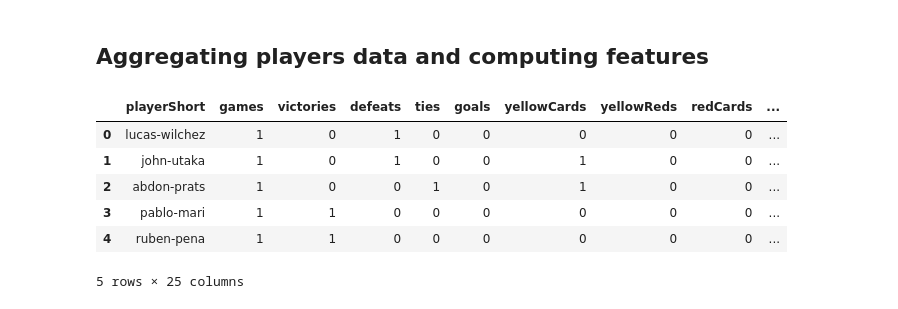
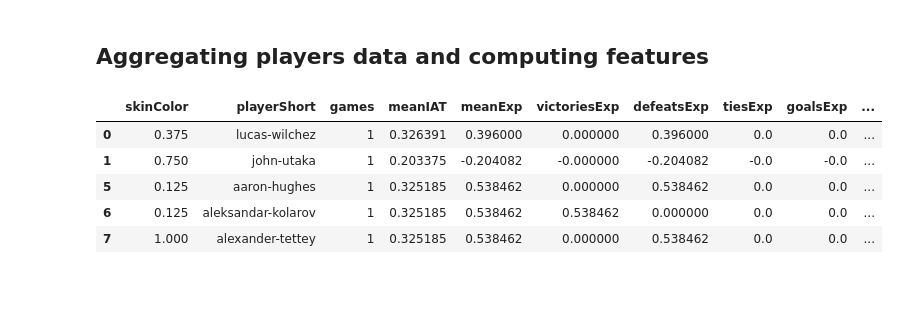
Before and after one commit to lfaucon/ada-homeworks, a Jupyter notebook: Homework_4/Homework4_Question2.ipynb, the cells around one changed output. Saved outputs shown, nothing was run; the diff lists cells and outputs as text; code cells hidden in the pictures.

```diff
--- a/Homework_4/Homework4_Question2.ipynb
+++ b/Homework_4/Homework4_Question2.ipynb
@@ -18,6 +20,8 @@ import matplotlib.pyplot as plt
 import seaborn as sns
 # %%
 df = pd.read_csv('CrowdstormingDataJuly1st.csv')
+df['skinColor'] = (df.rater1 + df.rater2) /2
+df = df[df.skinColor.notnull()]
 df_referee = df[['playerShort','refNum','refCountry','Alpha_3','meanIAT','nIAT','seIAT','meanExp','nExp','seExp']]
 df_referee.head()
 # %% [output]
@@ -70,25 +48,24 @@ fig.canvas.draw()
 ## Aggregating players data and computing features
 # %%
 def weighted(df):
-    #df['meanIAT'] = (df['meanIAT'] - meanMeanIAT) / stdMeanIAT
-    #df['meanExp'] = (df['meanExp'] - meanMeanExp) / stdMeanExp
     for column in ['victories','defeats','ties','goals','yellowCards','yellowReds','redCards']:
-        df[column+'IAT'] = df[column] * df['meanIAT']
+        #df[column+'IAT'] = df[column] * df['meanIAT']
         df[column+'Exp'] = df[column] * df['meanExp']
+    for column in ['victories','defeats','ties','goals','yellowCards','yellowReds','redCards']:
+        df.drop(column, axis=1, inplace=True)
     return df
 
 df_players_weighted = weighted(
     df[
-        ['playerShort','games','victories','defeats','ties','goals','yellowCards','yellowReds','redCards','meanIAT','meanExp']
+        ['skinColor','playerShort','games','victories','defeats','ties','goals','yellowCards','yellowReds','redCards','meanIAT','meanExp']
     ].copy()
 )
 
 df_players_weighted.head()
 # %% [output]
-|  | playerShort | games | victories | defeats | ties | goals | yellowCards | yellowReds | redCards | ... |
-| 0 | lucas-wilchez | 1 | 0 | 1 | 0 | 0 | 0 | 0 | 0 | ... |
-| 1 | john-utaka | 1 | 0 | 1 | 0 | 0 | 1 | 0 | 0 | ... |
-| 2 | abdon-prats | 1 | 0 | 0 | 1 | 0 | 1 | 0 | 0 | ... |
-| 3 | pablo-mari | 1 | 1 | 0 | 0 | 0 | 0 | 0 | 0 | ... |
-| 4 | ruben-pena | 1 | 1 | 0 | 0 | 0 | 0 | 0 | 0 | ... |
+|  | skinColor | playerShort | games | meanIAT | meanExp | victoriesExp | defeatsExp | tiesExp | goalsExp | ... |
+| 0 | 0.375 | lucas-wilchez | 1 | 0.326391 | 0.396000 | 0.000000 | 0.396000 | 0.0 | 0.0 | ... |
+| 1 | 0.750 | john-utaka | 1 | 0.203375 | -0.204082 | -0.000000 | -0.204082 | -0.0 | -0.0 | ... |
+| 5 | 0.125 | aaron-hughes | 1 | 0.325185 | 0.538462 | 0.000000 | 0.538462 | 0.0 | 0.0 | ... |
+| 6 | 0.125 | aleksandar-kolarov | 1 | 0.325185 | 0.538462 | 0.538462 | 0.000000 | 0.0 | 0.0 | ... |
+| 7 | 1.000 | alexander-tettey | 1 | 0.325185 | 0.538462 | 0.000000 | 0.538462 | 0.0 | 0.0 | ... |
-5 rows × 25 columns
```
Also changed, not shown: parts of 15 cells of this notebook.
